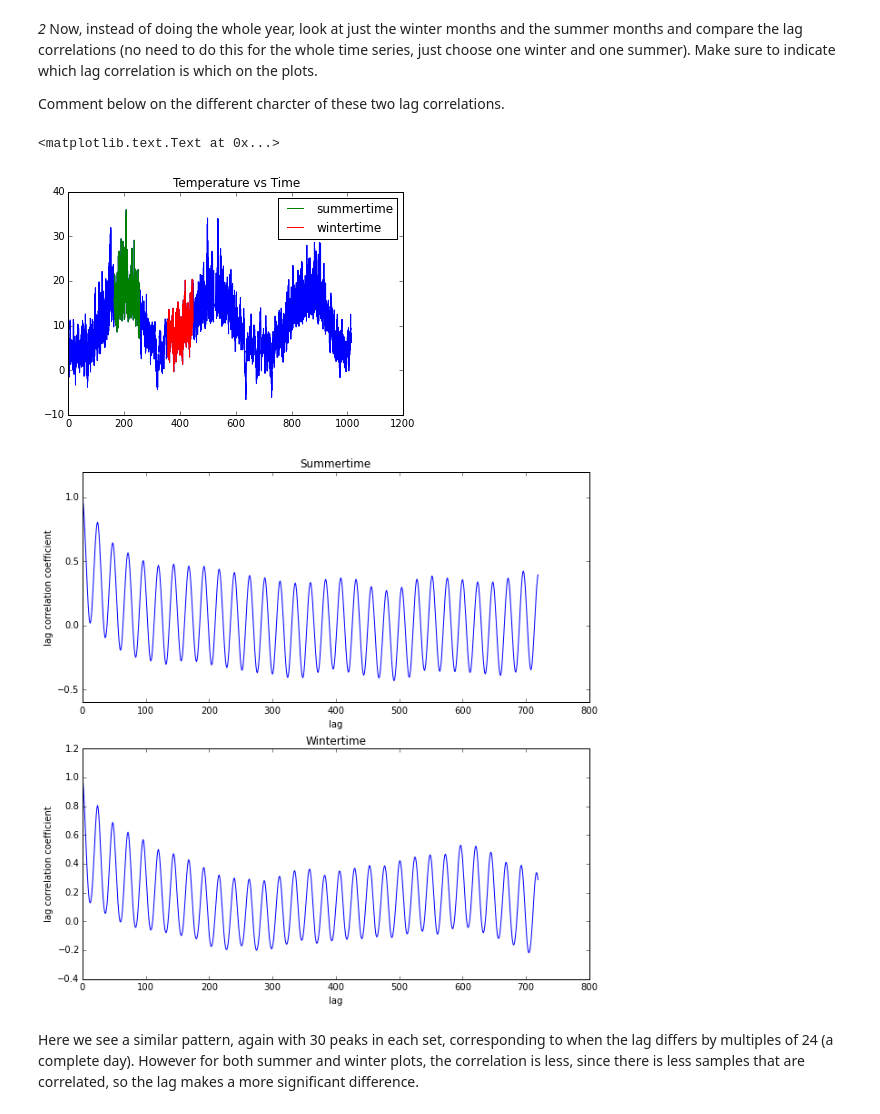
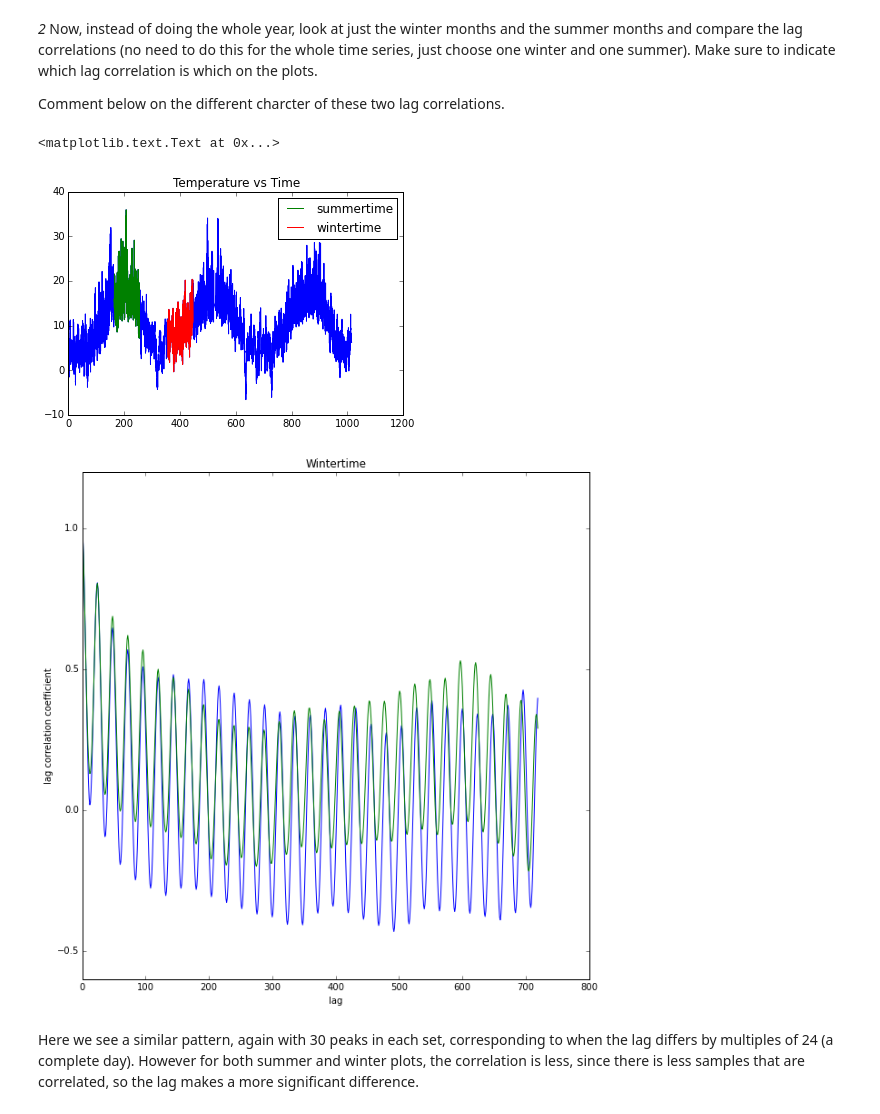
Before and after one commit to mpgriff/P411Assignments, a Jupyter notebook: p411a3-mattgriffiths.ipynb, the cells around one changed output. Drawn from its saved outputs; the diff is of its cells as text; code cells hidden in the pictures.

```diff
--- a/p411a3-mattgriffiths.ipynb
+++ b/p411a3-mattgriffiths.ipynb
@@ -58,28 +58,28 @@ Comment below on the different charcter of these two lag correlations.
 # %%
 t = np.linspace(0, dc.size, dc.size)
 t = t/24
 plt.plot(t, dc)
 
 dcsum = dc[3936:6120:]
 tsum = t[3936:6120:]
 dcwint = dc[8544:10704:]
 twint = t[8544:10704:]
 
 plt.plot(tsum, dcsum, label='summertime')
 plt.plot(twint, dcwint, label='wintertime')
 plt.legend(loc=1)
 plt.title('Temperature vs Time')
 
 S = lagcor(dcsum, 0, 720)
 W = lagcor(dcwint, 0, 720)
 
 fig = plt.figure(figsize=(10,10))
-ax1 = plt.subplot(2,1,1); ax1.plot(S[0], S[1]); plt.title('Summertime'); plt.xlabel('lag'); plt.ylabel('lag correlation coefficient')
-ax2 = plt.subplot(2,1,2); ax2.plot(W[0], W[1]); plt.title('Wintertime'); plt.xlabel('lag'); plt.ylabel('lag correlation coefficient')
+ax1 = plt.subplot(1,1,1); ax1.plot(S[0], S[1]); plt.title('Summertime'); plt.xlabel('lag'); plt.ylabel('lag correlation coefficient')
+ax1.plot(W[0], W[1]); plt.title('Wintertime'); plt.xlabel('lag'); plt.ylabel('lag correlation coefficient')
 # %% [output]
 <matplotlib.text.Text at 0x...>
 [figure]
-[figure, old version]
+[figure, new version]
 # %% [markdown]
 Here we see a similar pattern, again with 30 peaks in each set, corresponding to when the lag differs by multiples of 24 (a complete day). However for both summer and winter plots, the correlation is less, since there is less samples that are correlated, so the lag makes a more significant difference.
 # %% [markdown]
```
Also changed, not shown: parts of 3 cells of this notebook, 1 other file.
